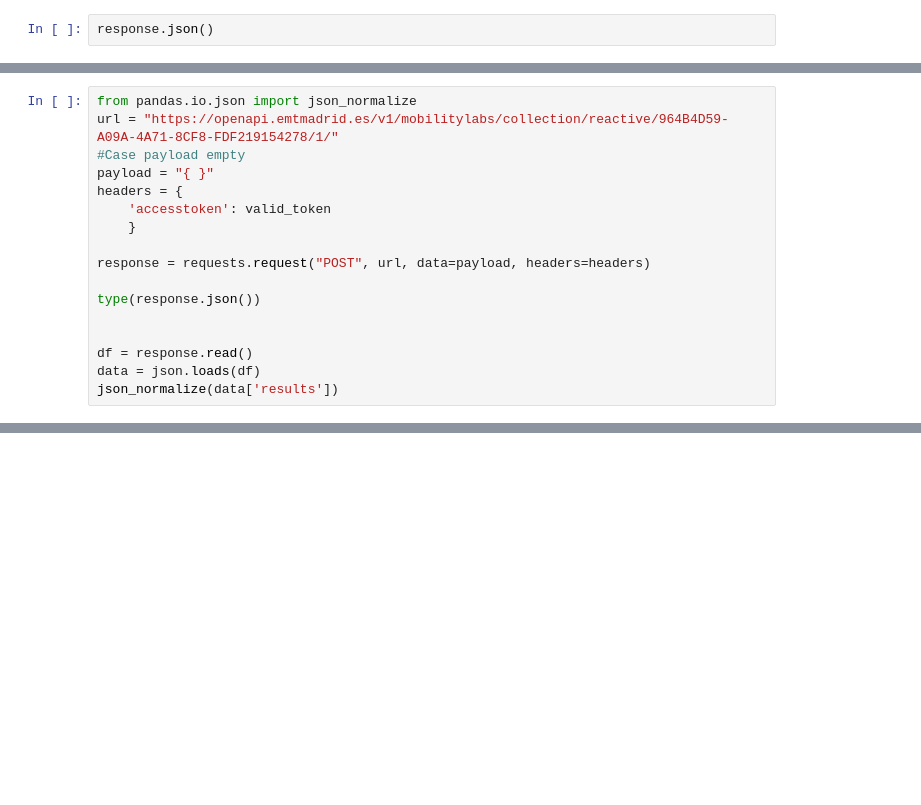
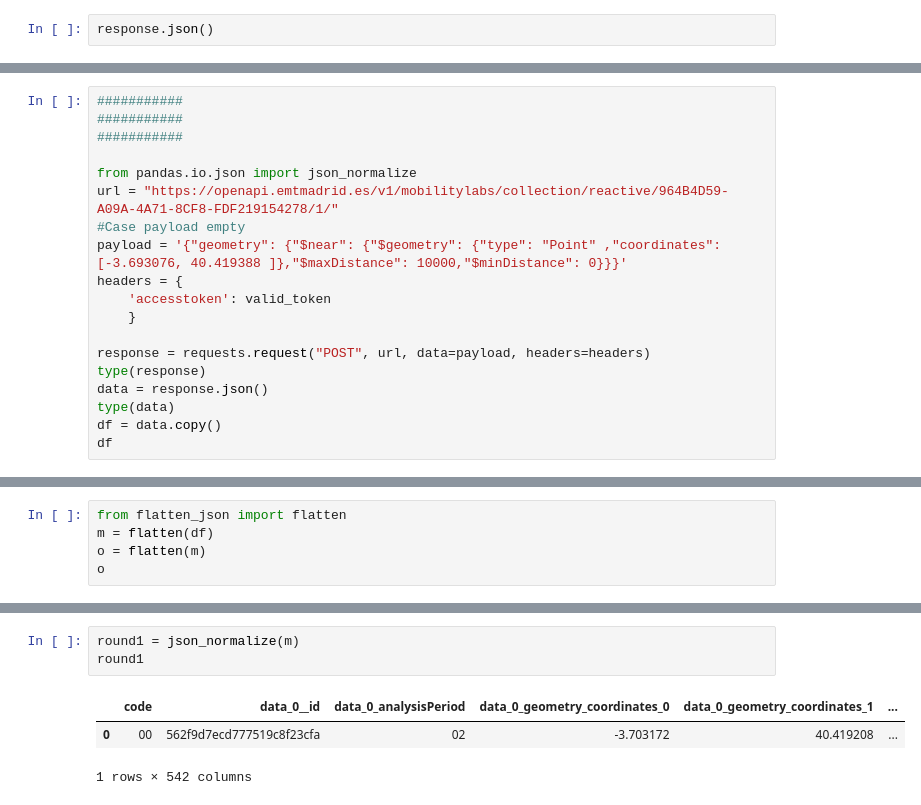
Before and after one commit to fserrey/data-analysis-pipeline, a Jupyter notebook: testing_api.ipynb, the cells around one changed output, grey strips where cells are left out. Drawn from its saved outputs; the diff is of its cells as text; blank space fills up the shorter version.

```diff
--- a/testing_api.ipynb
+++ b/testing_api.ipynb
@@ -124,17 +158,19 @@ response.json()
 # %%
+###########
+###########
+###########
+
 from pandas.io.json import json_normalize
 url = "https://openapi.emtmadrid.es/v1/mobilitylabs/collection/reactive/964B4D59-A09A-4A71-8CF8-FDF219154278/1/"
 #Case payload empty
-payload = "{ }"
+payload = '{"geometry": {"$near": {"$geometry": {"type": "Point" ,"coordinates": [-3.693076, 40.419388 ]},"$maxDistance": 10000,"$minDistance": 0}}}'
 headers = {
     'accesstoken': valid_token
     }
 
 response = requests.request("POST", url, data=payload, headers=headers)
-
-type(response.json())
-
-
-df = response.read()
-data = json.loads(df)
-json_normalize(data['results'])
+type(response)
+data = response.json()
+type(data)
+df = data.copy()
+df
@@ -180,0 +208,5 @@ response
+# %%
+from flatten_json import flatten
+m = flatten(df)
+o = flatten(m)
+o
@@ -180,0 +231,7 @@ response
+# %%
+round1 = json_normalize(m)
+round1
+# %% [output]
+|  | code | data_0__id | data_0_analysisPeriod | data_0_geometry_coordinates_0 | data_0_geometry_coordinates_1 | ... |
+| 0 | 00 | 562f9d7ecd777519c8f23cfa | 02 | -3.703172 | 40.419208 | ... |
+1 rows × 542 columns
```
Also changed, not shown: parts of 15 cells of this notebook, 5 other files.
